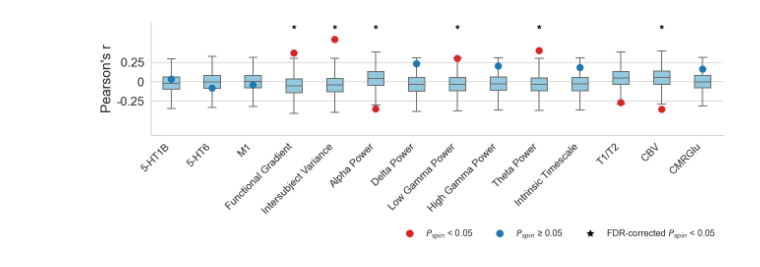
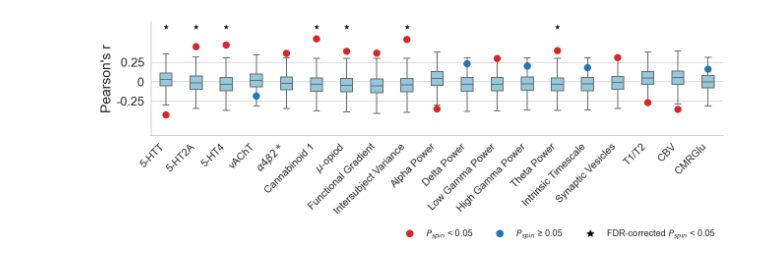
Before and after one commit to ltuominen/AP_brainorganization, a Jupyter notebook: code/Plot_corrs_nulls.ipynb, the cells around one changed output. Cells and saved outputs as stored; diff of their text form; code cells hidden in the pictures.

```diff
--- a/code/Plot_corrs_nulls.ipynb
+++ b/code/Plot_corrs_nulls.ipynb
@@ -18,2 +41,3 @@ nulls_enigma = dict(np.load(path + 'data/nulls_enigma.npz'))
 # %%
 change_x_labels = np.load(path + '/data/rename_xlabels.npy', allow_pickle='TRUE').item()
+change_x_labels['beliveau2017_dasb'] = '5-HTT'
@@ -20,6 +64,6 @@ change_x_labels = np.load(path + '/data/rename_xlabels.npy', allow_pickle='TRUE'
 # %%
 subgroups = {'dopamine': ( 'kaller2017_sch23390','jaworska2020_fallypride'),
-             'serotonin': ('fazio2016_madam', 'savli2012_way100635','beliveau2017_az10419369',
+             'serotonin': ('beliveau2017_dasb', 'savli2012_way100635','beliveau2017_az10419369',
                            'beliveau2017_cimbi36', 'beliveau2017_sb207145', 'radnakrishnan2018_gsk215083'),
             'acetylcholine': ('tuominen_feobv', 'hillmer2016_flubatine', 'naganawa2020_lsn3172176'),
             'function': ('margulies2016_fcgradient01', 'mueller2013_intersubjvar'),
@@ -60,6 +104,10 @@ for i,ax in enumerate(fig.get_axes()):
     #xlabel = [colname[1] for colname in [colname.split('_') for colname in df_nulls.columns]]
     df_corrs.columns = ['rho', 'pspin']
     df_corrs['tracers'] = xlabel
+    _, fdr_corrected_pvalues, _, _ = multipletests(df_corrs['pspin'], alpha=0.05, method='bonferroni')
+    df_corrs['fdr_corrected_p_value'] = fdr_corrected_pvalues
+    print(df_corrs)
+
     color = ((df_corrs['pspin'] > 0.05).astype(int)).tolist()
     color = [(0.839, 0.152, 0.156) if x == 0 else (0.121, 0.466, 0.705) for x in color]
     x = np.arange(df_corrs.shape[0])
@@ -112,5 +185,5 @@ plt.savefig(path + 'figures/Figure3.jpg', bbox_inches="tight", dpi=300)
 # %%
-alternatives = ['sandiego2015_flb457','beliveau2017_dasb','savli2012_altanserin',
+alternatives = ['sandiego2015_flb457','fazio2016_madam','savli2012_altanserin',
                 'beliveau2017_cumi101', 'savli2012_p943','normandin2015_omar']
 
 
@@ -124,8 +197,12 @@ xlabel = []
 for item1, item2 in zip(target_names, tracer_names):
     xlabel.append(item1 + " (" + item2 + ")")
 
+
 df_corrs.columns = ['rho', 'pspin']
 df_corrs['tracers'] = xlabel
+
+print(df_corrs)
+
 color = ((df_corrs['pspin'] > 0.05).astype(int)).tolist()
 color = [(0.839, 0.152, 0.156) if x == 0 else (0.121, 0.466, 0.705) for x in color]
 x = np.arange(df_corrs.shape[0])
@@ -175,7 +259,7 @@ plt.savefig(path + 'figures/Supp_Fig2.jpg', bbox_inches="tight", dpi=300)
 # %%
-replicate  = ['beliveau2017_az10419369','radnakrishnan2018_gsk215083', 'naganawa2020_lsn3172176',
-              'margulies2016_fcgradient01','mueller2013_intersubjvar',  'hcps1200_megalpha', 'hcps1200_megdelta',
-              'hcps1200_meggamma1', 'hcps1200_meggamma2','hcps1200_megtheta', 'hcps1200_megtimescale', 'hcps1200_myelinmap','raichle_cbv',
+replicate  = ['beliveau2017_dasb','beliveau2017_cimbi36', 'beliveau2017_sb207145', 'tuominen_feobv', 'hillmer2016_flubatine',
+              'laurikainen2018_fmpepd2', 'kantonen2020_carfentanil', 'margulies2016_fcgradient01','mueller2013_intersubjvar',  'hcps1200_megalpha', 'hcps1200_megdelta',
+              'hcps1200_meggamma1', 'hcps1200_meggamma2','hcps1200_megtheta', 'hcps1200_megtimescale', 'finnema2016_ucbj', 'hcps1200_myelinmap','raichle_cbv',
               'raichle_cmruglu']
 
 df_nulls = pd.DataFrame(np.column_stack([nulls_enigma.get(key) for key in replicate]))
@@ -186,7 +270,7 @@ xlabel = [change_x_labels[key] for key in df_nulls.columns]
 
 df_corrs.columns = ['rho', 'pspin']
 df_corrs['tracers'] = xlabel
-_, fdr_corrected_pvalues, _, _ = multipletests(df_corrs['pspin'], alpha=0.05, method='fdr_bh')
+_, fdr_corrected_pvalues, _, _ = multipletests(df_corrs['pspin'], alpha=0.05, method='bonferroni')
 
 # add the FDR corrected p-values as a new column to the dataframe
 df_corrs['fdr_corrected_p_value'] = fdr_corrected_pvalues
@@ -219,31 +303,31 @@ for child in children1:
 
 # Set the zorder of the children of the pointplot to 2
 for child in children2:
     child.set_zorder(20)
 
 ax1.set_axisbelow(True)
 
 ax1.set(yticks=[-.25, 0, .25])
 
 ax1.set_yticklabels(['-0.25', '0', '0.25'])
 ax1.set_xticklabels(xlabel, rotation=45, ha="right", fontsize=15)
 ax1.set_ylabel("Pearson's r", fontsize=20)
 ax1.tick_params(axis='y', labelsize=18)
 
 
 # annotate those that survive FDR correction
 xstars = np.where(df_corrs['fdr_corrected_p_value'] < 0.05)[0]
 ystars = np.ones(len(xstars)) * 0.7
 ax = sns.regplot(x=xstars, y=ystars, fit_reg=False, marker="*", color="black")
 
 blue_circle = mlines.Line2D([], [], color=(0.839, 0.152, 0.156), marker='o', linestyle='None',
                           markersize=10, label='$P_{spin}$ < 0.05')
 red_circle = mlines.Line2D([], [], color=(0.121, 0.466, 0.705), marker='o', linestyle='None',
                           markersize=10, label='$P_{spin}$ ≥ 0.05' )
 black_star = mlines.Line2D([], [], color='black', marker='*', linestyle='None',
                           markersize=10, label='FDR-corrected $P_{spin}$ < 0.05' )
 plt.legend(handles=[blue_circle, red_circle, black_star], frameon=False, bbox_to_anchor=(1, -0.75), ncol=3)
 
 plt.savefig(path + 'figures/Figure4.jpg', bbox_inches="tight", dpi=300)
 # %% [output]
-[figure, old version]
+[figure, new version]
```
Also changed, not shown: parts of 7 cells of this notebook, 27 other files.
